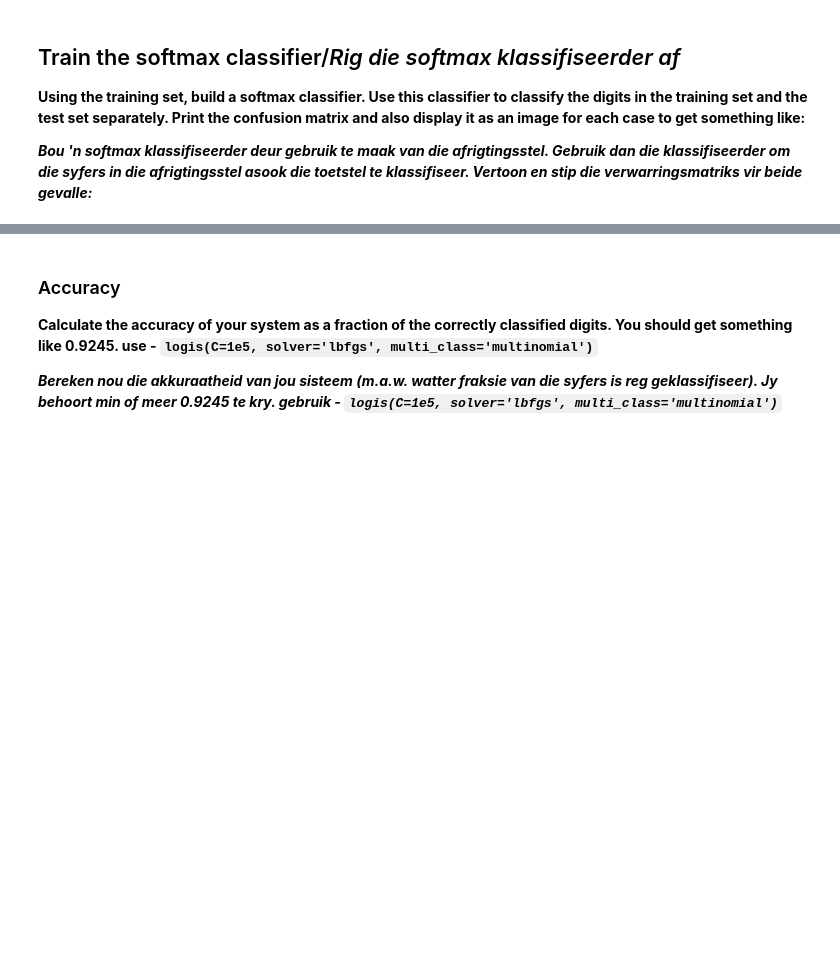
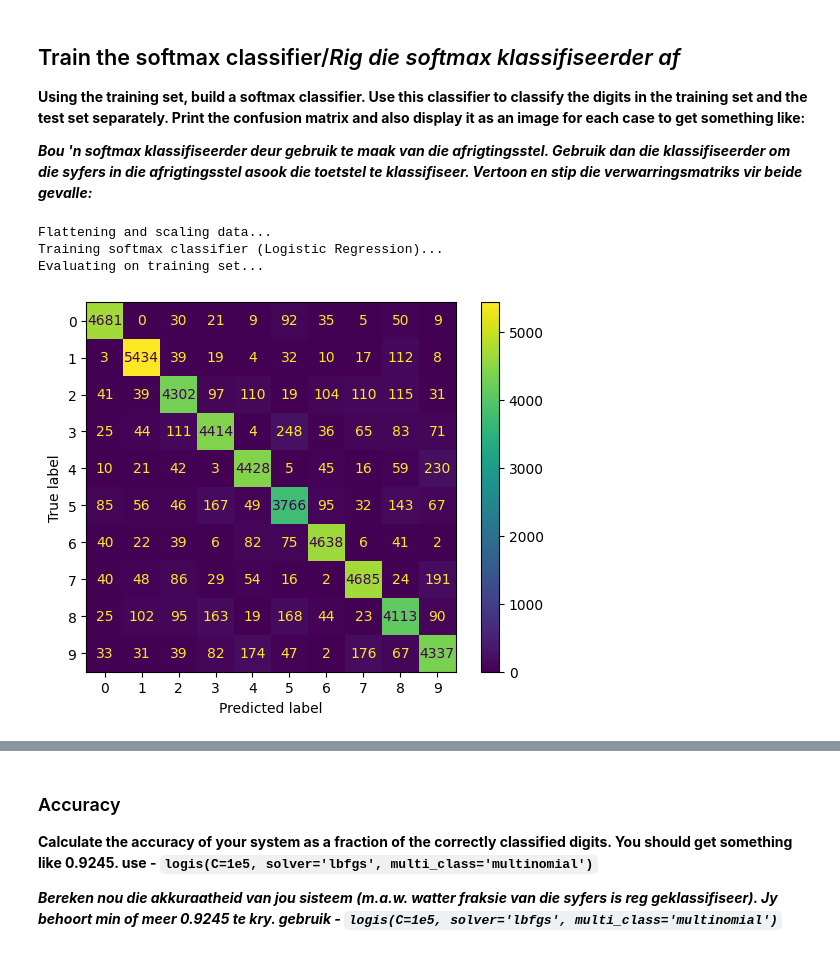
Before and after one commit to mudgician/cs315, a Jupyter notebook: Assignment2/Assignment2/assign2.ipynb, the cells around one changed output, grey strips where cells are left out. Drawn from its saved outputs; the diff is of its cells as text; code cells hidden in the pictures; blank space fills up the shorter version.

```diff
--- a/Assignment2/Assignment2/assign2.ipynb
+++ b/Assignment2/Assignment2/assign2.ipynb
@@ -265,6 +444,29 @@ interactive(children=(IntSlider(value=0, description='k', max=1000), Output()),
 **Using the training set, build a softmax classifier. Use this classifier to classify the digits in the training set and the test set separately. Print the confusion matrix and also display it as an image for each case to get something like:**
 
 **_Bou 'n softmax klassifiseerder deur gebruik te maak van die afrigtingsstel. Gebruik dan die klassifiseerder om die syfers in die afrigtingsstel asook die toetstel te klassifiseer. Vertoon en stip die verwarringsmatriks vir beide gevalle:_**
+# %%
+from sklearn.linear_model import LogisticRegression as logis
+from sklearn.metrics import accuracy_score, classification_report
+print("Flattening and scaling data...")
+# Reshape from (N, 1, 28, 28) to (N, 784) and scale to [0, 1]
+X_train_flat = X_train.reshape(X_train.shape[0], -1) / 255.0
+# Train Softmax Classifier
+print("Training softmax classifier (Logistic Regression)...")
+clf = logis(C=1e5, solver='lbfgs',l1_ratio=0, max_iter=200)
+clf.fit(X_train_flat, y_train)
+
+# Classify Test Set and Display Results
+print("Evaluating on training set...")
+y_pred = clf.predict(X_train_flat)
+conf_mat = confusion_matrix(y_train, y_pred)
+conf_mat_disp = ConfusionMatrixDisplay(conf_mat)
+conf_mat_disp.plot()
+plt.show()
+# %% [output]
+Flattening and scaling data...
+Training softmax classifier (Logistic Regression)...
+Evaluating on training set...
+[figure, added]
 # %%
 display(Image(filename='./images/wm_confusion2.png'))
 # %% [output]
```
Also changed, not shown: parts of 6 cells of this notebook, 4 other files.
